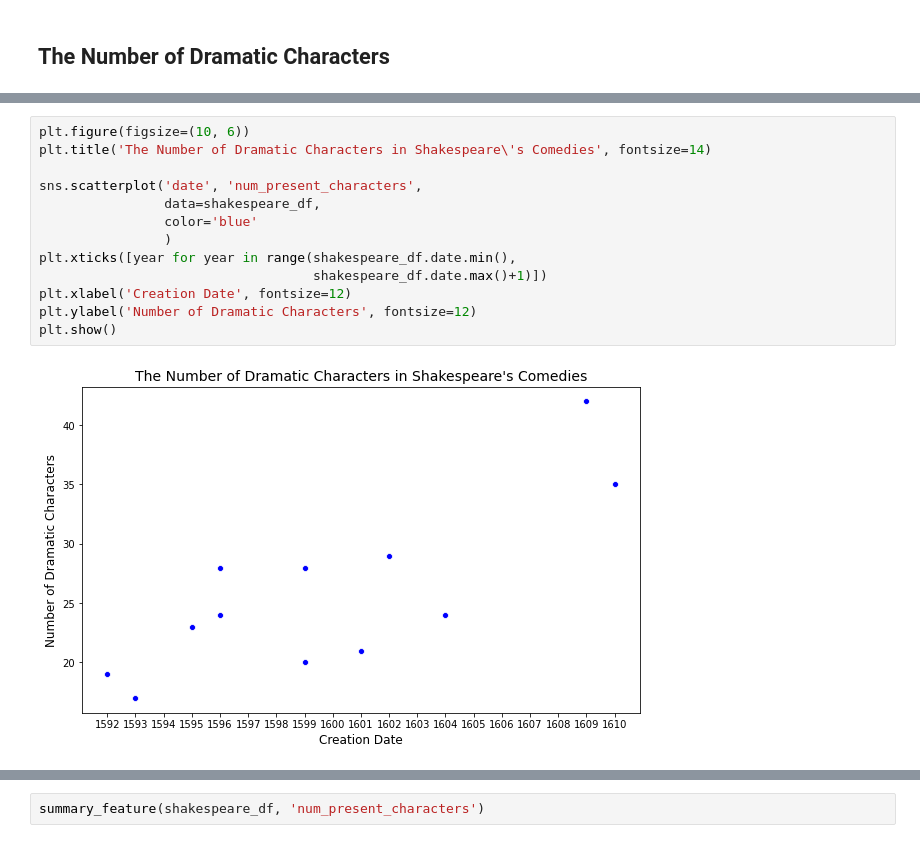
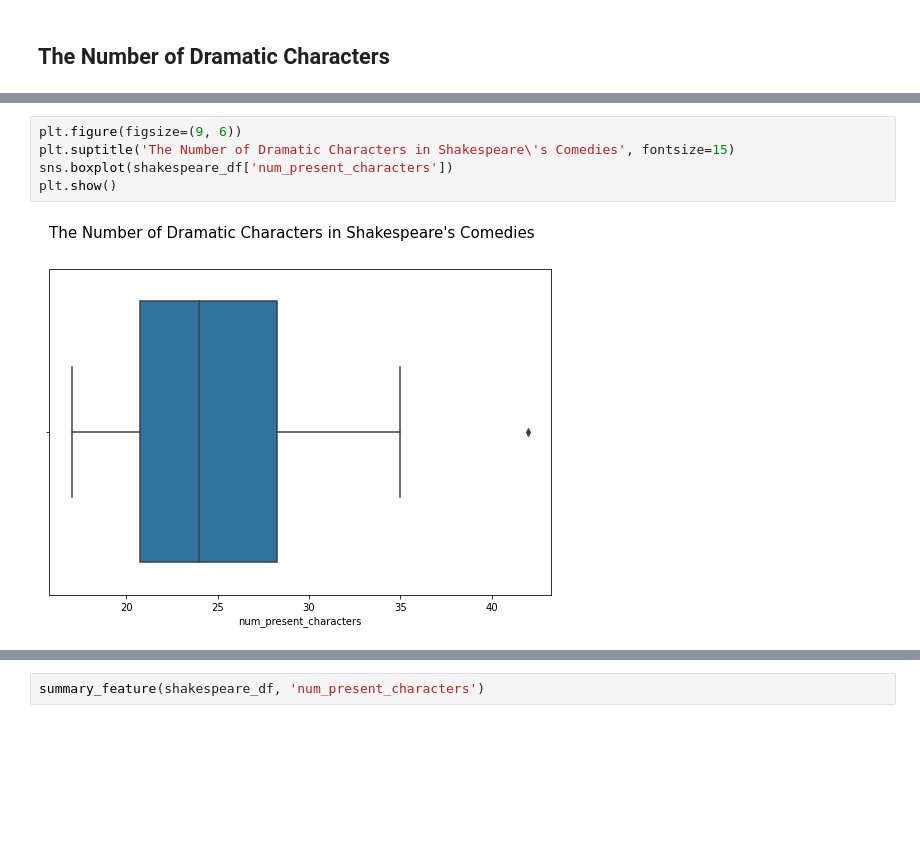
Before and after one commit to innawendell/European_Comedy, a Jupyter notebook: Analyses/Contrastive_Material_Exploration.ipynb, the cells around one changed output, grey strips where cells are left out. Drawn from its saved outputs; the diff is of its cells as text; blank space fills up the shorter version.

```diff
--- a/Analyses/Contrastive_Material_Exploration.ipynb
+++ b/Analyses/Contrastive_Material_Exploration.ipynb
@@ -121,15 +143,7 @@ shakespeare_df.shape
 # %%
-plt.figure(figsize=(10, 6))
-plt.title('The Number of Dramatic Characters in Shakespeare\'s Comedies', fontsize=14)
-
-sns.scatterplot('date', 'num_present_characters',
-                data=shakespeare_df,
-                color='blue'
-                )
-plt.xticks([year for year in range(shakespeare_df.date.min(),
-                                   shakespeare_df.date.max()+1)])
-plt.xlabel('Creation Date', fontsize=12)
-plt.ylabel('Number of Dramatic Characters', fontsize=12)
+plt.figure(figsize=(9, 6))
+plt.suptitle('The Number of Dramatic Characters in Shakespeare\'s Comedies', fontsize=15)
+sns.boxplot(shakespeare_df['num_present_characters'])
 plt.show()
 # %% [output]
-[figure, old version]
+[figure, new version]
```
Also changed, not shown: parts of 35 cells of this notebook.
